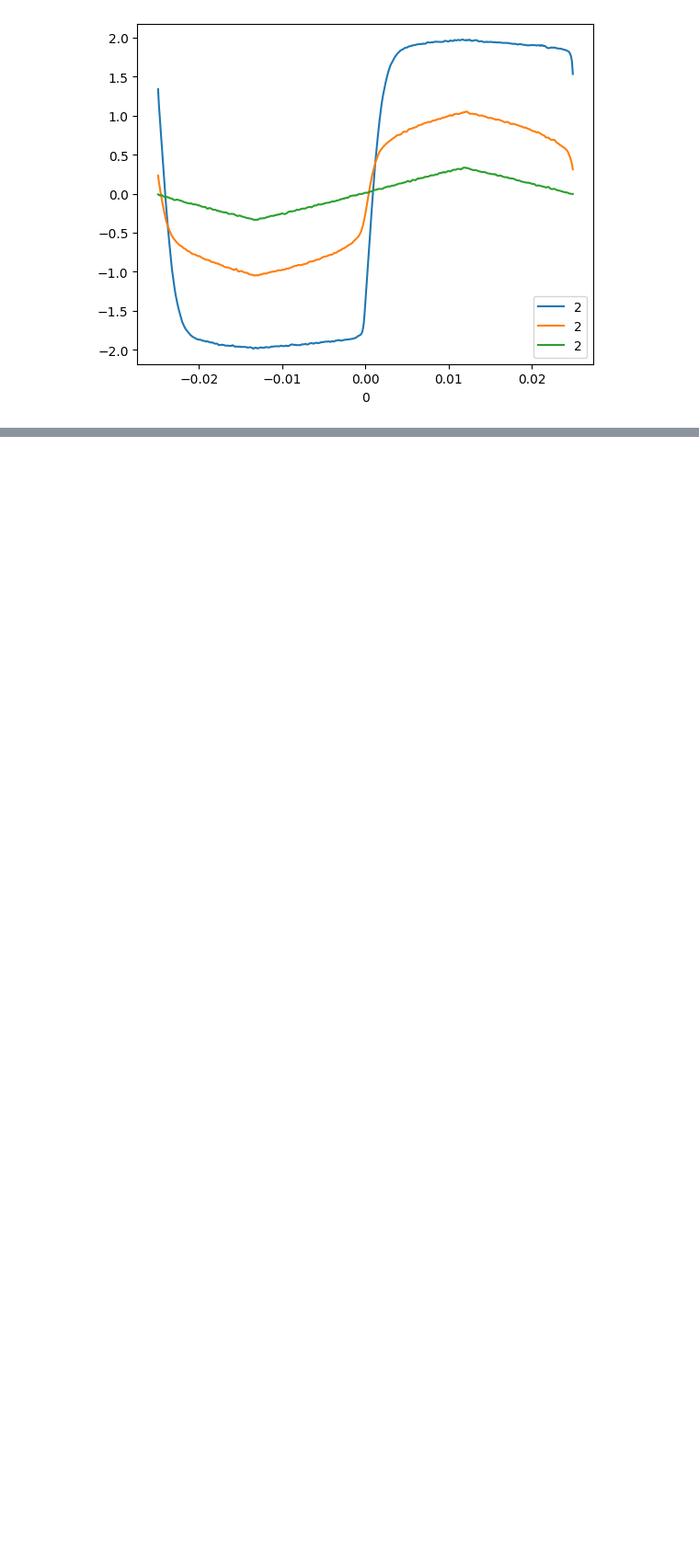
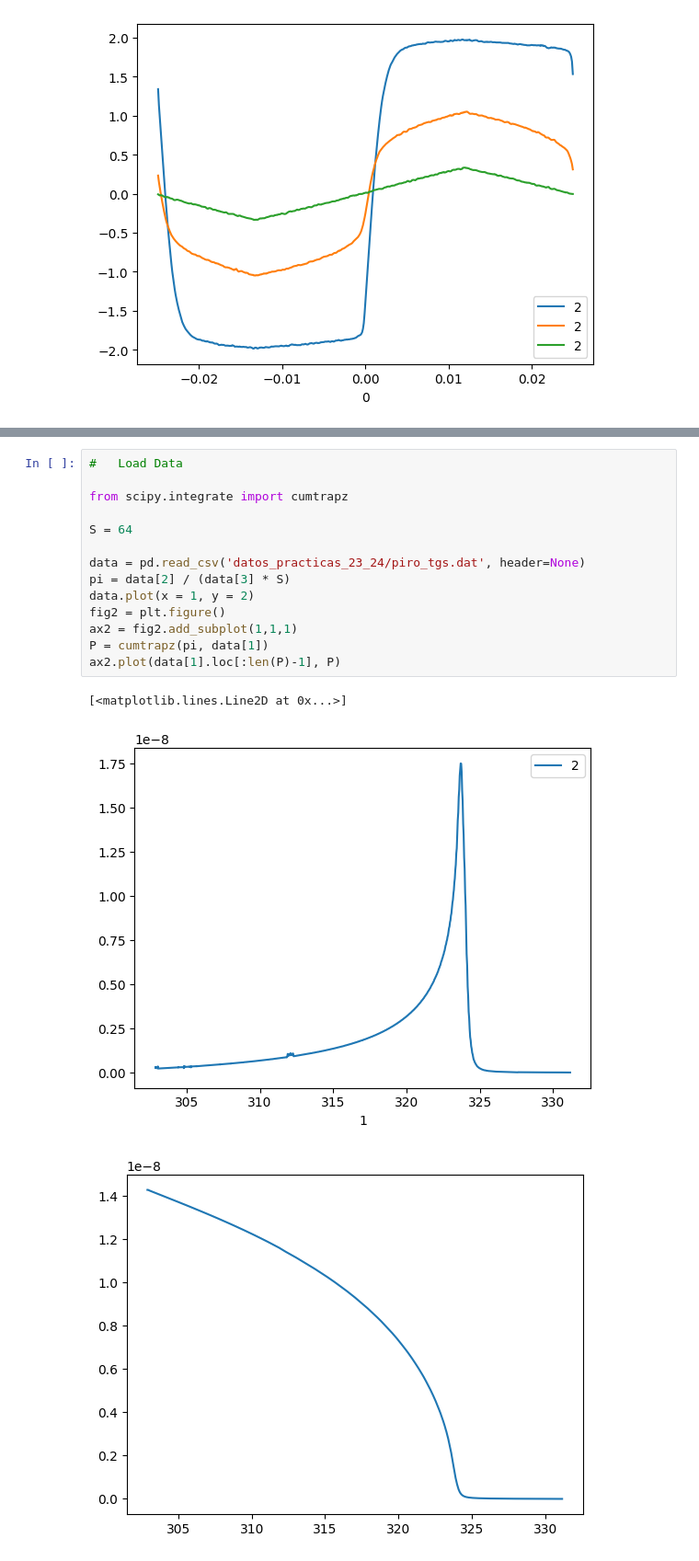
Before and after one commit to albertopeinador/termicas, a Jupyter notebook: lab_termo.ipynb, the cells around one changed output, grey strips where cells are left out. Shown at 92% size. Drawn from its saved outputs; the diff is of its cells as text; blank space fills up the shorter version.

Commit message:
Advanced into experiments 2 and 3, none completed thus far though...

```diff
--- a/lab_termo.ipynb
+++ b/lab_termo.ipynb
@@ -56,0 +80,18 @@ for i in list_of_cicles:
+# %%
+#   Load Data
+
+from scipy.integrate import cumtrapz
+
+S = 64
+
+data = pd.read_csv('datos_practicas_23_24/piro_tgs.dat', header=None)
+pi = data[2] / (data[3] * S)
+data.plot(x = 1, y = 2)
+fig2 = plt.figure()
+ax2 = fig2.add_subplot(1,1,1)
+P = cumtrapz(pi, data[1])
+ax2.plot(data[1].loc[:len(P)-1], P)
+# %% [output]
+[<matplotlib.lines.Line2D at 0x...>]
+[figure, added]
+[figure, added]
```
Also changed, not shown: parts of 3 cells of this notebook.
